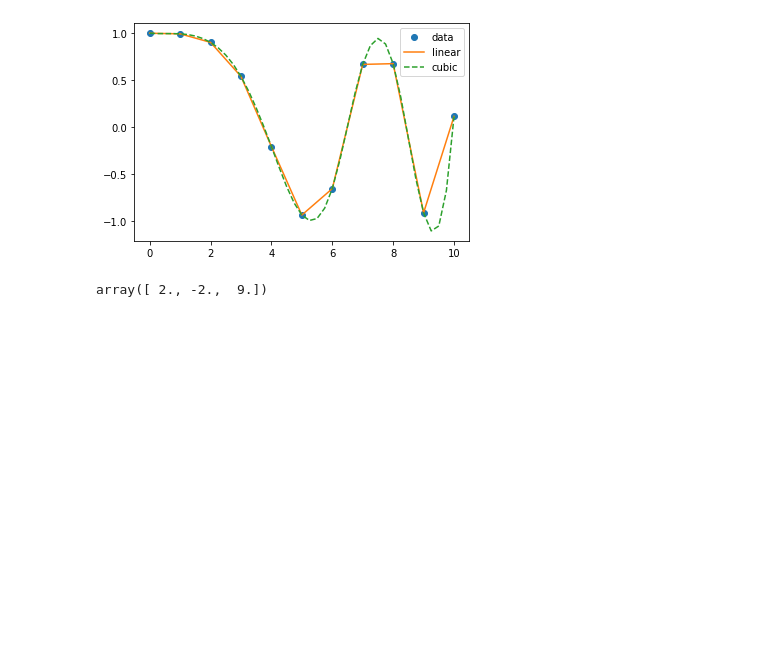
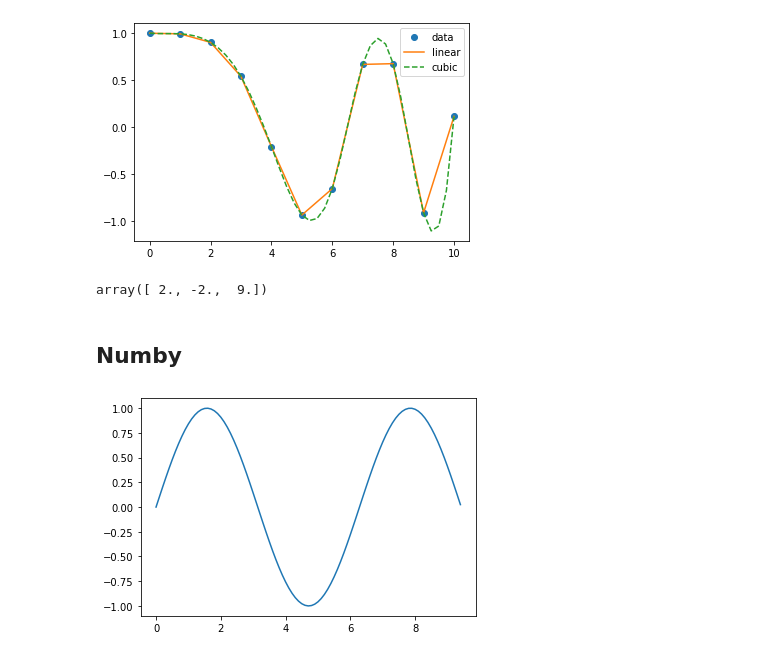
Before and after one commit to dj-mo/resbaz, a Jupyter notebook: IntroPython.ipynb, the cells around one changed output. Drawn from its saved outputs; the diff is of its cells as text; code cells hidden in the pictures; blank space fills up the shorter version.

```diff
--- a/IntroPython.ipynb
+++ b/IntroPython.ipynb
@@ -514,3 +516,18 @@ x = linalg.solve(a, b)
 x
 # %% [output]
 array([ 2., -2.,  9.])
+# %% [markdown]
+## Numby
+# %%
+import numpy as np
+import matplotlib.pyplot as plt
+
+# Compute the x and y coordinates for points on a sine curve
+x = np.arange(0, 3 * np.pi, 0.1) # Uniform array between 0 and 3Pi, with 0.1 spaced points.
+y = np.sin(x)
+
+# Plot the points using matplotlib
+plt.plot(x, y)
+plt.show()  # You must call plt.show() to make graphics appear.
+# %% [output]
+[figure, added]
```
Also changed, not shown: parts of 32 cells of this notebook.
